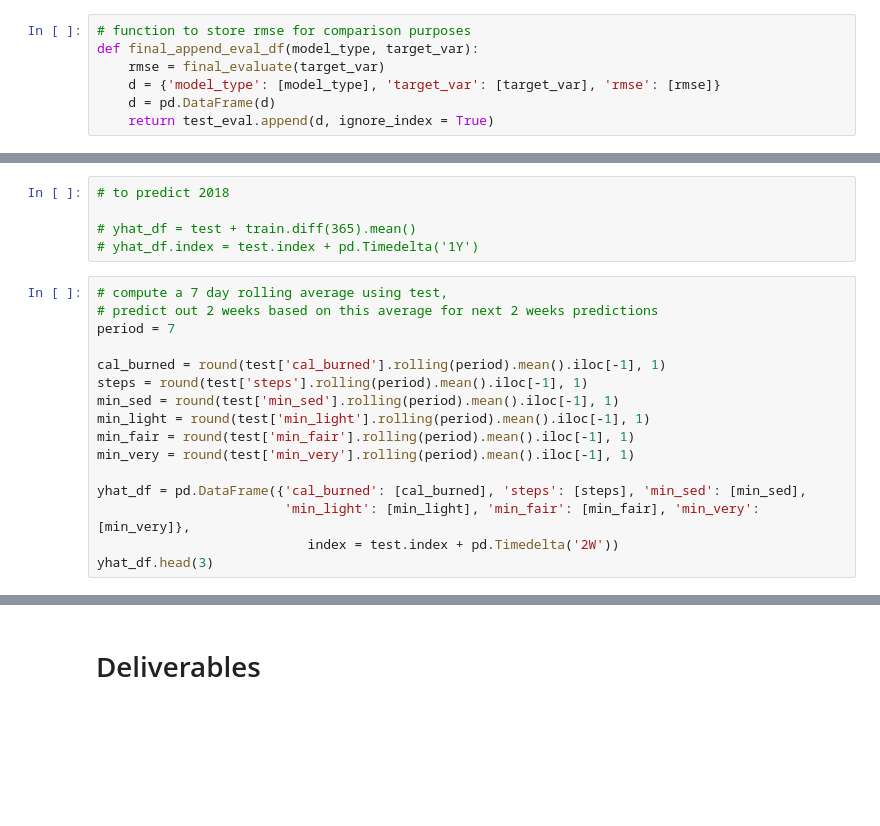
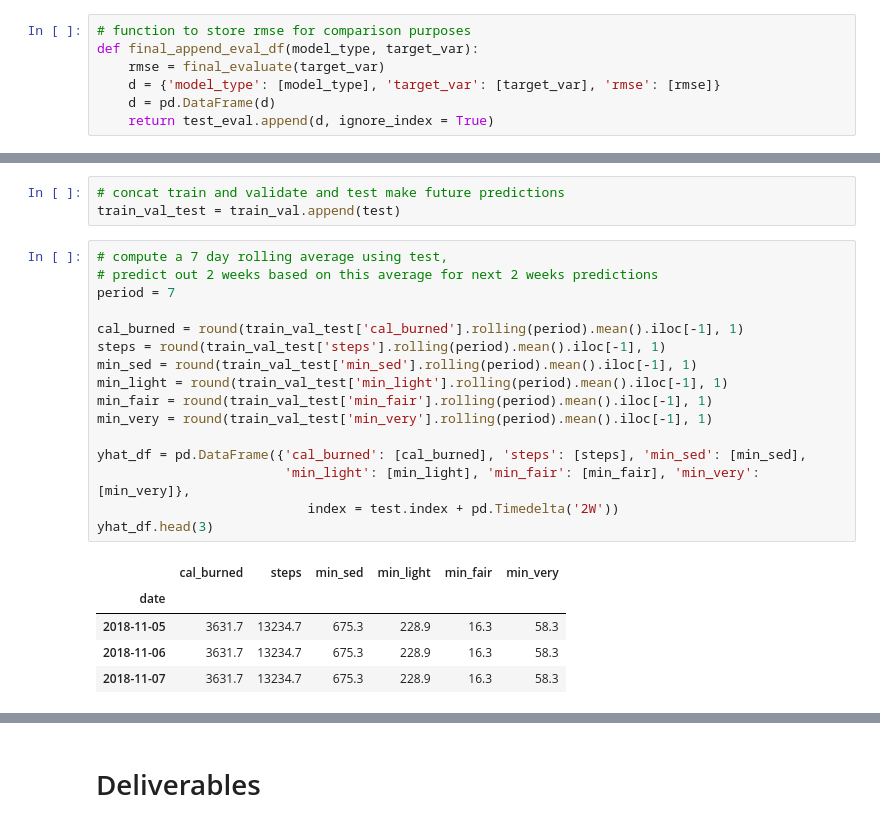
Before and after one commit to RyvynYoung/time-series-exercises, a Jupyter notebook: Fitbit-Copy1.ipynb, the cells around one changed output, grey strips where cells are left out. Drawn from its saved outputs; the diff is of its cells as text; blank space fills up the shorter version.

```diff
--- a/Fitbit-Copy1.ipynb
+++ b/Fitbit-Copy1.ipynb
@@ -449,24 +902,28 @@ test_eval
-# %%
-# to predict 2018
-
-# yhat_df = test + train.diff(365).mean()
-# yhat_df.index = test.index + pd.Timedelta('1Y')
+# %%
+# concat train and validate and test make future predictions
+train_val_test = train_val.append(test)
 # %%
 # compute a 7 day rolling average using test,
 # predict out 2 weeks based on this average for next 2 weeks predictions
 period = 7
 
-cal_burned = round(test['cal_burned'].rolling(period).mean().iloc[-1], 1)
-steps = round(test['steps'].rolling(period).mean().iloc[-1], 1)
-min_sed = round(test['min_sed'].rolling(period).mean().iloc[-1], 1)
-min_light = round(test['min_light'].rolling(period).mean().iloc[-1], 1)
-min_fair = round(test['min_fair'].rolling(period).mean().iloc[-1], 1)
-min_very = round(test['min_very'].rolling(period).mean().iloc[-1], 1)
+cal_burned = round(train_val_test['cal_burned'].rolling(period).mean().iloc[-1], 1)
+steps = round(train_val_test['steps'].rolling(period).mean().iloc[-1], 1)
+min_sed = round(train_val_test['min_sed'].rolling(period).mean().iloc[-1], 1)
+min_light = round(train_val_test['min_light'].rolling(period).mean().iloc[-1], 1)
+min_fair = round(train_val_test['min_fair'].rolling(period).mean().iloc[-1], 1)
+min_very = round(train_val_test['min_very'].rolling(period).mean().iloc[-1], 1)
 
 yhat_df = pd.DataFrame({'cal_burned': [cal_burned], 'steps': [steps], 'min_sed': [min_sed],
                         'min_light': [min_light], 'min_fair': [min_fair], 'min_very': [min_very]},
                            index = test.index + pd.Timedelta('2W'))
 yhat_df.head(3)
+# %% [output]
+|  | cal_burned | steps | min_sed | min_light | min_fair | min_very |
+| date |  |  |  |  |  |  |
+| 2018-11-05 | 3631.7 | 13234.7 | 675.3 | 228.9 | 16.3 | 58.3 |
+| 2018-11-06 | 3631.7 | 13234.7 | 675.3 | 228.9 | 16.3 | 58.3 |
+| 2018-11-07 | 3631.7 | 13234.7 | 675.3 | 228.9 | 16.3 | 58.3 |
 # %%
 # visual with future 2 week forecast
 for col in train.columns:
```
Also changed, not shown: parts of 72 cells of this notebook.
